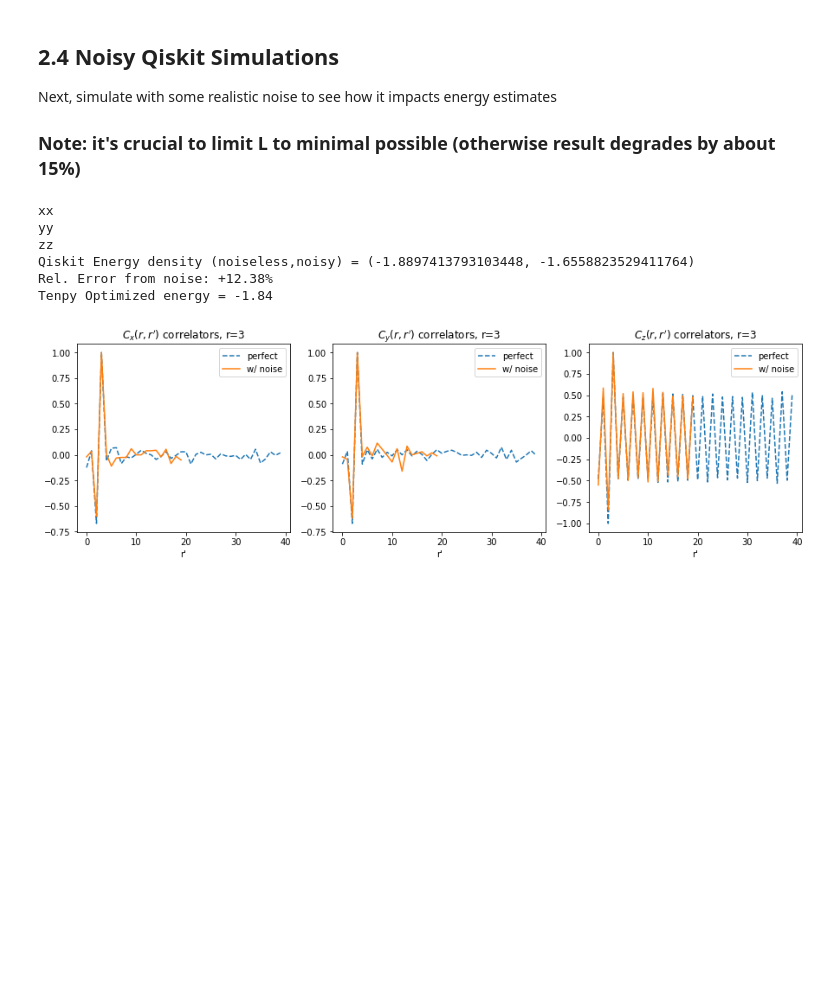
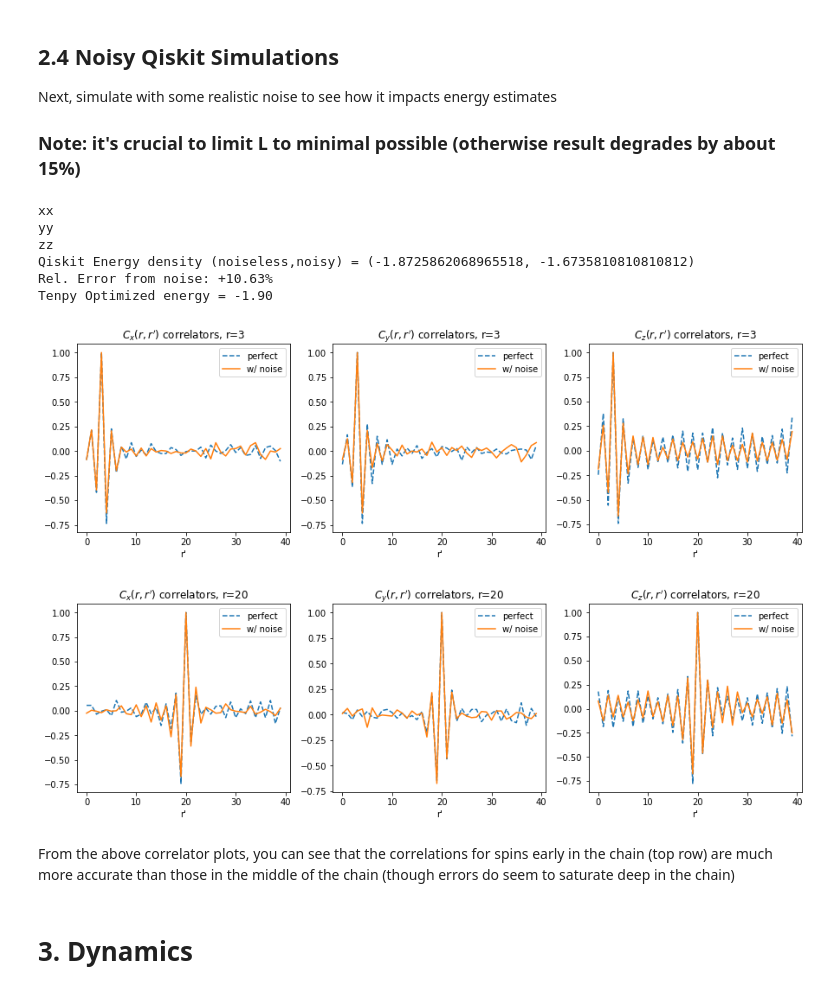
Before and after one commit to andrewcpotter/holopy, a Jupyter notebook: demos/holovqe_xxz_v2.ipynb, the cells around one changed output. Cells and saved outputs as stored; diff of their text form; code cells hidden in the pictures; blank space fills up the shorter version.

```diff
--- a/demos/holovqe_xxz_v2.ipynb
+++ b/demos/holovqe_xxz_v2.ipynb
@@ -150,7 +150,7 @@ First, define the parameters of the model and circuit:
 ## HYPERPARAMETERS ##
 # model (xxz)
 J = 1.0 # spin-exchange
-Delta = 1.5 # Ising-anisotropy
+Delta = 1.25 # Ising-anisotropy
 hz = 0.0 # z-field
 
 # ansatz parameters
@@ -438,11 +427,3 @@ Tenpy energy (correlator calculation): -1.8362389775155452
 # %% [markdown]
 ## 2.3 Correlation functions
 Plot $$C_\alpha(r,r') = \langle \sigma^\alpha_{r}\sigma^\alpha_{r'}\rangle$$ for $\alpha \in \{x,y,z\}$ from qiskit results
-# %%
-## Plot Correlations
-for j in ['x','y','z']:
-    plt.figure()
-    plt.plot(Cs[j][l_uc*L//2,:])
-    plt.title(j)
-#plt.legend(['x','y','z'])
-    plt.show()
@@ -452,0 +430,15 @@ for j in ['x','y','z']:
+# %%
+## Plot Correlations
+basis_names = ['x','y','z']
+plt.figure(figsize=(15,4))
+r = l_uc*L//2
+for j,b in enumerate(['x','y','z']):
+    plt.subplot(1,3,j+1)
+    plt.plot(Cs[b][r,:],'.-')
+    #plt.plot(Cs_noise[b][r,:])
+    plt.legend(['no-noise','w/ noise'])
+    plt.title('$C_'+b+'(r,r\')$ correlators, r={}'.format(r))
+    plt.xlabel('r\'')
+
+#plt.legend(['x','y','z'])
+plt.show()
@@ -468,7 +462,7 @@ noise_model.add_all_qubit_quantum_error(depol_1q, ['u1', 'u2', 'u3','rx','ry','r
 noise_model.add_all_qubit_quantum_error(depol_2q, ['cx','cz','rxx'])
 # %%
 ## QISKIT SIMULATION ##
-L=10 # length of chain to simulate
+L=20 # length of chain to simulate
 burn_in = 2 # number of sites to "burn in" MPS channel before measuring
 shots = 400 # number of shots for each measurement
 
@@ -541,34 +535,54 @@ Czz_qk_noise = np.mean([Cs_noise['z'][j,j+1] for j in sites])
 mz_qk_noise = np.mean(ms_noise['z'])
 
 #for j in sites:
 #    E += job['model']['J']*(Cs['x'][j,j+1]+Cs['y'][j,j+1])
 #    E += job['model']['J'] * job['model']['Delta']*Cs['z'][j,j+1]
 #E += job['model']['hz'] * np.sum(ms['z'])
 #E = E/sites.size # convert to energy density
 E_gs_qk_noise = job['model']['J']*(Cxx_qk_noise+Cyy_qk_noise+job['model']['Delta']*Czz_qk_noise)+job['model']['hz']*mz_qk
 print('Qiskit Energy density (noiseless,noisy) = {}'.format((E_gs_qk,E_gs_qk_noise)))
 print('Rel. Error from noise: {:+.2f}%'.format((1-E_gs_qk_noise/E_gs_qk)*100))
 print('Tenpy Optimized energy = {:+.2f}'.format(E_gs_tp))
 
 ## Plot Correlations
 basis_names = ['x','y','z']
 plt.figure(figsize=(15,4))
 r = burn_in+1#l_uc*L//2
 for j,b in enumerate(['x','y','z']):
     plt.subplot(1,3,j+1)
     plt.plot(Cs[b][r,:],'--')
     plt.plot(Cs_noise[b][r,:])
     plt.legend(['perfect','w/ noise'])
     plt.title('$C_'+b+'(r,r\')$ correlators, r={}'.format(r))
     plt.xlabel('r\'')
 
 #plt.legend(['x','y','z'])
 plt.show()
+
+## Plot Correlations
+basis_names = ['x','y','z']
+plt.figure(figsize=(15,4))
+r = l_uc*L//2
+for j,b in enumerate(['x','y','z']):
+    plt.subplot(1,3,j+1)
+    plt.plot(Cs[b][r,:],'--')
+    plt.plot(Cs_noise[b][r,:])
+    plt.legend(['perfect','w/ noise'])
+    plt.title('$C_'+b+'(r,r\')$ correlators, r={}'.format(r))
+    plt.xlabel('r\'')
+
+#plt.legend(['x','y','z'])
+plt.show()
 # %% [output]
 xx
 yy
 zz
-Qiskit Energy density (noiseless,noisy) = (-1.8897413793103448, -1.6558823529411764)
-Rel. Error from noise: +12.38%
-Tenpy Optimized energy = -1.84
+Qiskit Energy density (noiseless,noisy) = (-1.8725862068965518, -1.6735810810810812)
+Rel. Error from noise: +10.63%
+Tenpy Optimized energy = -1.90
-[figure, old version]
+[figure, new version]
+[figure, added]
+# %% [markdown]
+From the above correlator plots, you can see that the correlations for spins early in the chain (top row) are much more accurate than those in the middle of the chain (though errors do seem to saturate deep in the chain)
+# %% [markdown]
+# 3. Dynamics
```
Also changed, not shown: parts of 8 cells of this notebook, 1 other file.
